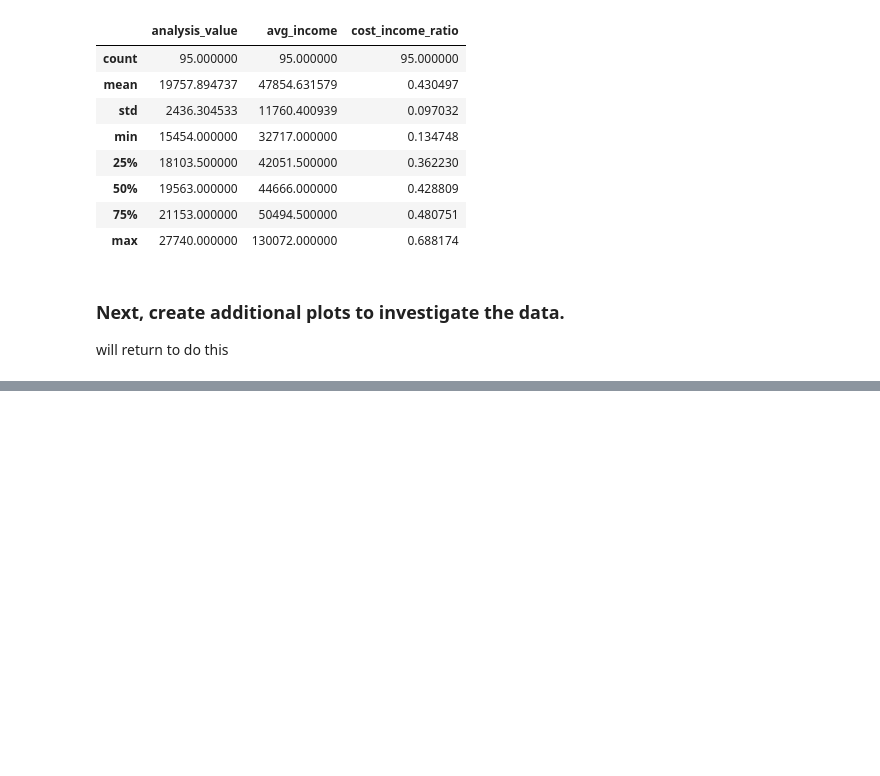
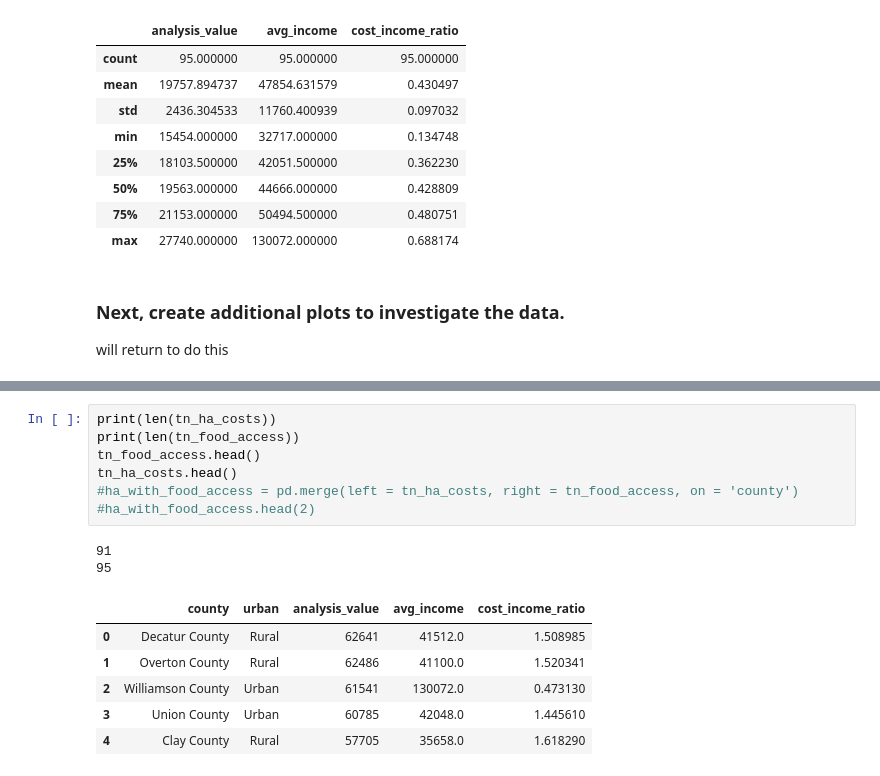
Before and after one commit to norajunef/vanderbilt-data-essentials-cohort-2, a Jupyter notebook: TN Med Health_week1.ipynb, the cells around one changed output, grey strips where cells are left out. Drawn from its saved outputs; the diff is of its cells as text; blank space fills up the shorter version.

```diff
--- a/TN Med Health_week1.ipynb
+++ b/TN Med Health_week1.ipynb
@@ -595,0 +643,16 @@ will return to do this
+# %%
+print(len(tn_ha_costs))
+print(len(tn_food_access))
+tn_food_access.head()
+tn_ha_costs.head()
+#ha_with_food_access = pd.merge(left = tn_ha_costs, right = tn_food_access, on = 'county')
+#ha_with_food_access.head(2)
+# %% [output]
+91
+95
+|  | county | urban | analysis_value | avg_income | cost_income_ratio |
+| 0 | Decatur County | Rural | 62641 | 41512.0 | 1.508985 |
+| 1 | Overton County | Rural | 62486 | 41100.0 | 1.520341 |
+| 2 | Williamson County | Urban | 61541 | 130072.0 | 0.473130 |
+| 3 | Union County | Urban | 60785 | 42048.0 | 1.445610 |
+| 4 | Clay County | Rural | 57705 | 35658.0 | 1.618290 |
```
Also changed, not shown: parts of 8 cells of this notebook, 5 other files.
